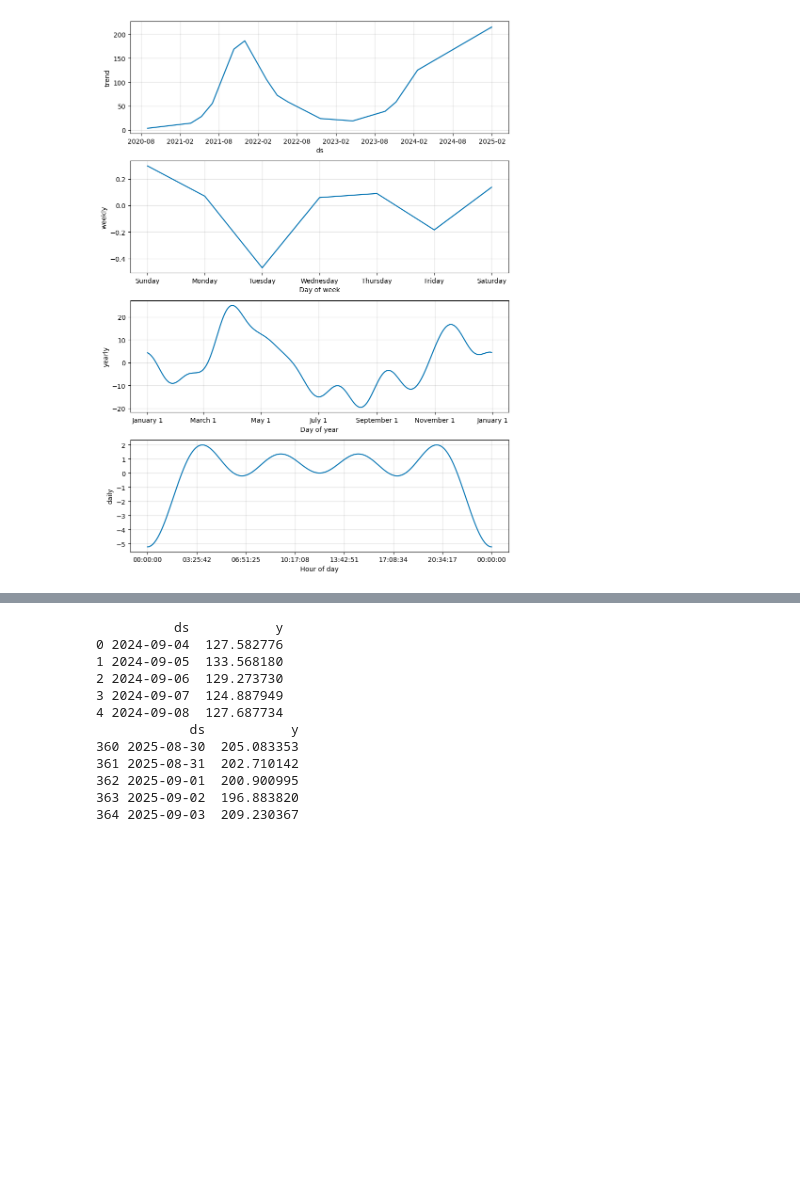
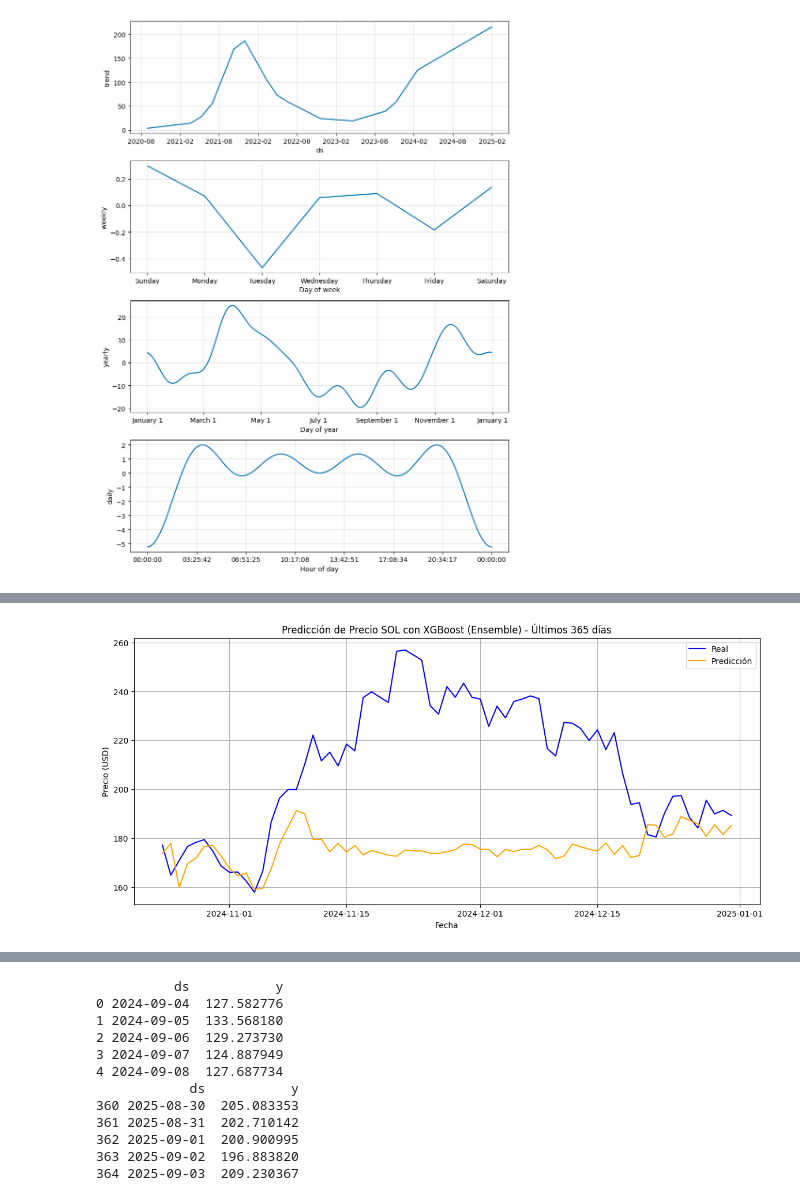
Before and after one commit to FerdinandMileto/proyecto-prediccion-del-precio-cripto, a Jupyter notebook: analisarcsv.ipynb, the cells around one changed output, grey strips where cells are left out. Drawn from its saved outputs; the diff is of its cells as text; code cells hidden in the pictures; blank space fills up the shorter version.

```diff
--- a/analisarcsv.ipynb
+++ b/analisarcsv.ipynb
@@ -460,0 +735,88 @@ NameError: name 'forecast' is not defined
+# %%
+import pandas as pd
+import numpy as np
+from sklearn.model_selection import train_test_split
+from sklearn.metrics import mean_absolute_error, r2_score
+from xgboost import XGBRegressor
+import matplotlib.pyplot as plt
+
+# ===============================
+# 1. CARGAR Y PREPARAR LOS DATOS
+# ===============================
+df = pd.read_csv("SOLUSDT_1d_full.csv")
+
+# Convertir fechas
+df["Open Time"] = pd.to_datetime(df["Open Time"])
+df["Close Time"] = pd.to_datetime(df["Close Time"])
+
+# ===============================
+# FILTRAR ÚLTIMOS 365 DÍAS
+# ===============================
+ultimo_dia = df["Open Time"].max()
+inicio = ultimo_dia - pd.Timedelta(days=365)
+df = df[df["Open Time"] >= inicio]
+
+# Crear features
+df['MA7'] = df['Close'].rolling(7).mean()
+df['MA21'] = df['Close'].rolling(21).mean()
+df['Return'] = df['Close'].pct_change()
+df['Close_lag1'] = df['Close'].shift(1)
+df['Close_lag2'] = df['Close'].shift(2)
+
+# Limpiar valores nulos
+df = df.dropna()
+
+# Variables de entrada y salida
+X = df[['Open', 'High', 'Low', 'Volume', 'MA7', 'MA21', 'Return', 'Close_lag1', 'Close_lag2']]
+y = df['Close'].shift(-1)
+X = X[:-1]
+y = y[:-1]
+
+# Dividir en train/test
+X_train, X_test, y_train, y_test = train_test_split(X, y, test_size=0.2, shuffle=False)
+
+# ===============================
+# 2. ENTRENAR MODELOS
+# ===============================
+m1 = XGBRegressor(n_estimators=600, learning_rate=0.03, max_depth=5, random_state=42, verbosity=0)
+m1.fit(X_train, y_train, verbose=0)
+
+m2 = XGBRegressor(n_estimators=400, learning_rate=0.05, max_depth=3, random_state=7, verbosity=0)
+m2.fit(X_train, y_train, verbose=0)
+
+# ===============================
+# 3. PREDICCIONES Y EVALUACIÓN
+# ===============================
+pred1 = m1.predict(X_test)
+pred2 = m2.predict(X_test)
+pred_final = (pred1 + pred2) / 2
+
+mae = mean_absolute_error(y_test, pred_final)
+r2 = r2_score(y_test, pred_final)
+
+print(f"📊 MAE: {mae:.4f}")
+print(f"📈 R² Score: {r2:.4f}")
+
+# ===============================
+# 4. VISUALIZACIÓN
+# ===============================
+plt.figure(figsize=(14,6))
+plt.plot(df["Open Time"].iloc[-len(y_test):], y_test, label="Real", color="blue")
+plt.plot(df["Open Time"].iloc[-len(y_test):], pred_final, label="Predicción", color="orange")
+plt.legend()
+plt.title("Predicción de Precio SOL con XGBoost (Ensemble) - Últimos 365 días")
+plt.xlabel("Fecha")
+plt.ylabel("Precio (USD)")
+plt.grid()
+plt.show()
+
+# ===============================
+# 5. PREDICCIÓN FUTURA
+# ===============================
+ultimos_datos = X.tail(30)
+predicciones_futuras = m1.predict(ultimos_datos)
+fechas_futuras = pd.date_range(start=df["Open Time"].iloc[-1], periods=31, freq='D')[1:]
+pred_df = pd.DataFrame({"Fecha": fechas_futuras, "Predicción Precio SOL": predicciones_futuras})
+
+print(pred_df)
+# %% [output]
@@ -460,0 +825 @@ NameError: name 'forecast' is not defined
+[figure, added]
```
Also changed, not shown: parts of 14 cells of this notebook, 6 other files.
